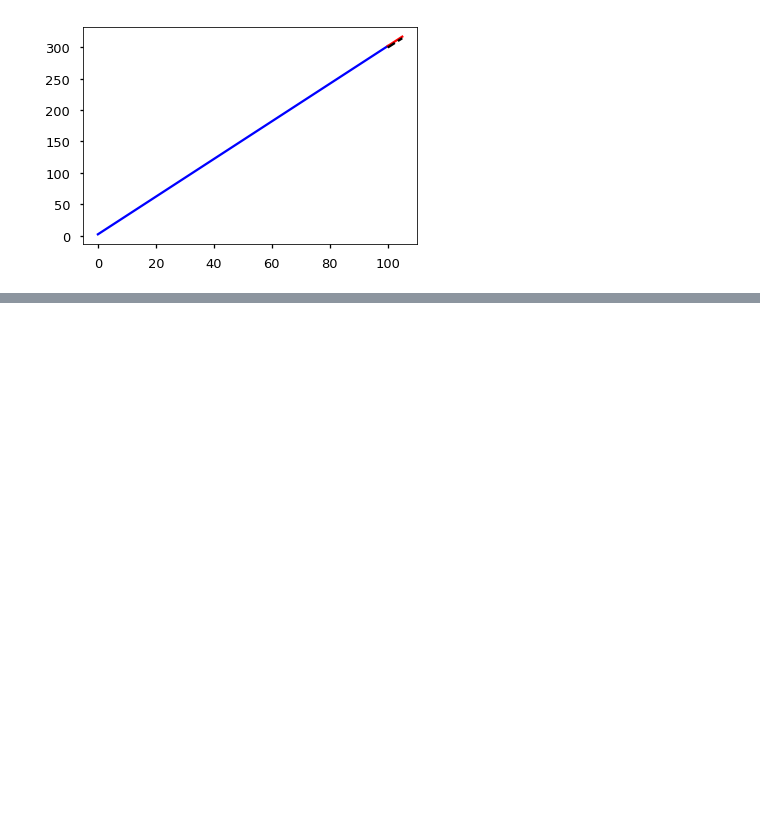
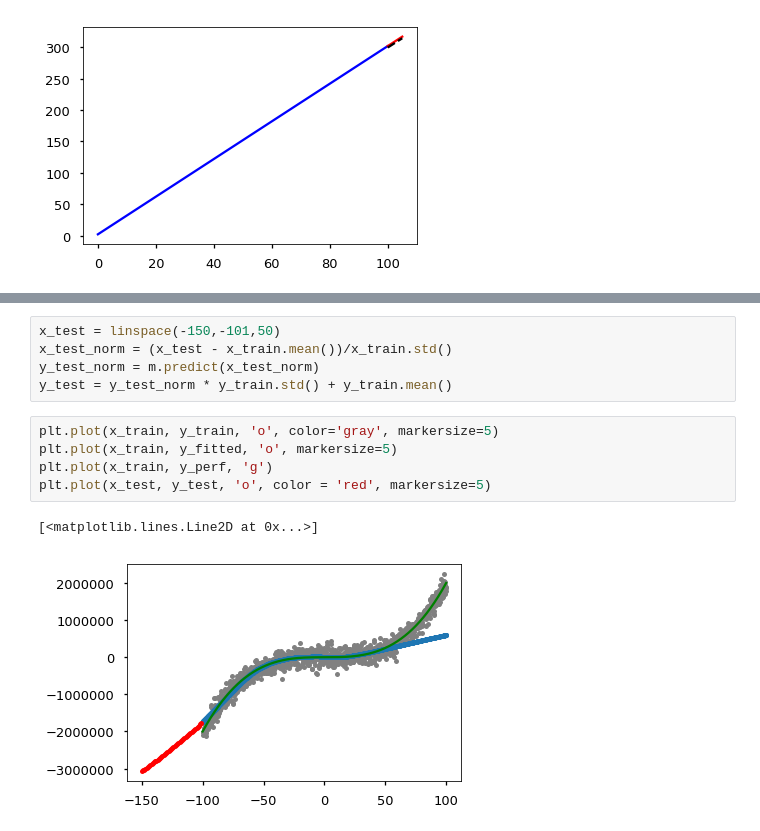
Before and after one commit to bichopaulinho/DeepLearningCourse, a Jupyter notebook: 01_intro/01_Intro_Deep_Learning-student_version.ipynb, the cells around one changed output, grey strips where cells are left out. Drawn from its saved outputs; the diff is of its cells as text; blank space fills up the shorter version.

```diff
--- a/01_intro/01_Intro_Deep_Learning-student_version.ipynb
+++ b/01_intro/01_Intro_Deep_Learning-student_version.ipynb
@@ -224,0 +332,13 @@ plt.plot(x_test, pred, '--k')
+# %%
+x_test = linspace(-150,-101,50)
+x_test_norm = (x_test - x_train.mean())/x_train.std()
+y_test_norm = m.predict(x_test_norm)
+y_test = y_test_norm * y_train.std() + y_train.mean()
+# %%
+plt.plot(x_train, y_train, 'o', color='gray', markersize=5)
+plt.plot(x_train, y_fitted, 'o', markersize=5)
+plt.plot(x_train, y_perf, 'g')
+plt.plot(x_test, y_test, 'o', color = 'red', markersize=5)
+# %% [output]
+[<matplotlib.lines.Line2D at 0x...>]
+[figure, added]
```
Also changed, not shown: parts of 17 cells of this notebook, 38 other files.
